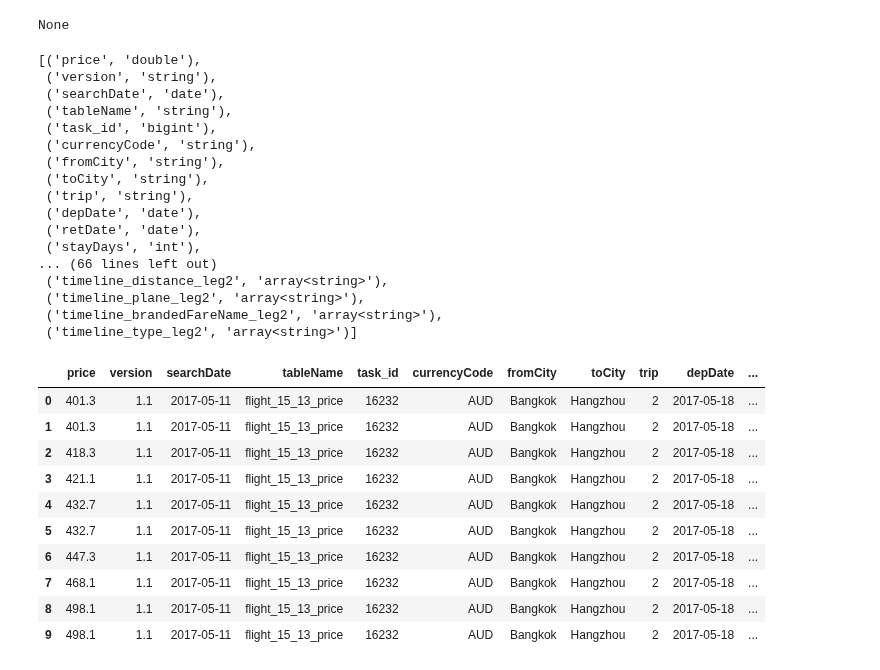
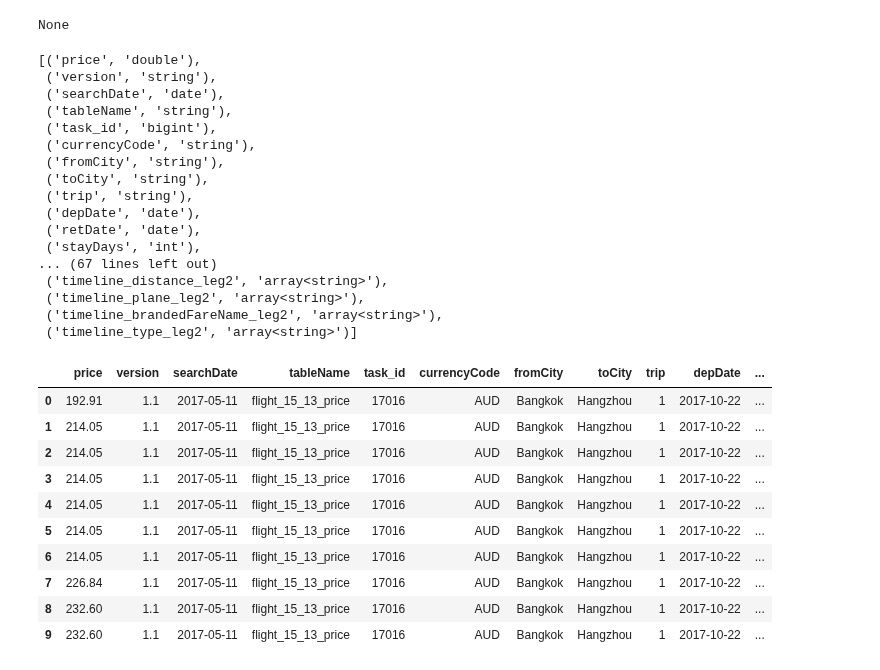
Before and after one commit to zemingyu/flight, a Jupyter notebook: data_ETL.ipynb, the cells around one changed output. Cells and saved outputs as stored; diff of their text form; code cells hidden in the pictures.

```diff
--- a/data_ETL.ipynb
+++ b/data_ETL.ipynb
@@ -286,10 +291,14 @@ flightv1_1_2 = (flightv1_1.withColumn('trip', col('trip').cast('string'))
                 .withColumn('stops', flightv1_1.flight_leg1.stops.cast('byte'))
                 .withColumn('stops_leg2', flightv1_1.flight_leg2.stops.cast('byte'))
 
-                .withColumn('stop_list', flightv1_1.flight_leg1.stop_list)# need to do more work
-                #.withColumn('stop_duration', take_all_level1_str(flightv1_1.flight_leg1.stop_list, lit('duration')))
+#                 .withColumn('stop_list', flightv1_1.flight_leg1.stop_list)# need to do more work
+                .withColumn('stop_airport', take_all_level1_str(flightv1_1.flight_leg1.stop_list, lit('airport')))
+                .withColumn('stop_duration', take_all_level1_str(flightv1_1.flight_leg1.stop_list, lit('duration')))
 
-                .withColumn('stop_list_leg2', flightv1_1.flight_leg2.stop_list)
+#                 .withColumn('stop_list_leg2', flightv1_1.flight_leg2.stop_list)
+                .withColumn('stop_airport_leg2', take_all_level1_str(flightv1_1.flight_leg2.stop_list, lit('airport')))
+                .withColumn('stop_duration_leg2', take_all_level1_str(flightv1_1.flight_leg2.stop_list, lit('duration')))
+
 
 
                 .withColumn('noOfTicketsLeft', correct_tickets_left_UDF(flightv1_1.flight_leg1.carrierSummary.noOfTicketsLeft))
@@ -392,7 +401,7 @@ flightv1_1_2 = (flightv1_1.withColumn('trip', col('trip').cast('string'))
                         'stayDays',
                        'departureTime', 'arrivalTime', 'departureTime_leg2', 'arrivalTime_leg2',
                         'airlineName', 'airlineName_leg2', 'duration_m', 'duration_m_leg2',
-                        'flight_code', 'plane', 'stops', 'stops_leg2', 'stop_list', 'stop_list_leg2',
+                        'flight_code', 'plane', 'stops', 'stops_leg2', 'stop_airport', 'stop_duration', 'stop_airport_leg2', 'stop_duration_leg2',
                         'noOfTicketsLeft', 'noOfTicketsLeft_leg2',
                        'airline_code', 'airline_codes', 'airline_codes_leg2',
                         'url', 'fromCityAirportCode', 'toCityAirportCode', 'fromCityAirportCode_leg2', 'toCityAirportCode_leg2',
@@ -517,24 +526,23 @@ flightv1_1_2.dtypes
  ('depDate', 'date'),
  ('retDate', 'date'),
  ('stayDays', 'int'),
-... (66 lines left out)
+... (67 lines left out)
  ('timeline_distance_leg2', 'array<string>'),
  ('timeline_plane_leg2', 'array<string>'),
  ('timeline_brandedFareName_leg2', 'array<string>'),
  ('timeline_type_leg2', 'array<string>')]
 # %%
-
 # flightv1_1_2.sample(False, 0.001, 42).toPandas()
-flightv1_1_2.limit(10).toPandas()
+flightv1_1_2.where(col('trip')=='1').limit(10).toPandas()
 # %% [output]
 |  | price | version | searchDate | tableName | task_id | currencyCode | fromCity | toCity | trip | depDate | ... |
-| 0 | 401.3 | 1.1 | 2017-05-11 | flight_15_13_price | 16232 | AUD | Bangkok | Hangzhou | 2 | 2017-05-18 | ... |
-| 1 | 401.3 | 1.1 | 2017-05-11 | flight_15_13_price | 16232 | AUD | Bangkok | Hangzhou | 2 | 2017-05-18 | ... |
-| 2 | 418.3 | 1.1 | 2017-05-11 | flight_15_13_price | 16232 | AUD | Bangkok | Hangzhou | 2 | 2017-05-18 | ... |
-| 3 | 421.1 | 1.1 | 2017-05-11 | flight_15_13_price | 16232 | AUD | Bangkok | Hangzhou | 2 | 2017-05-18 | ... |
-| 4 | 432.7 | 1.1 | 2017-05-11 | flight_15_13_price | 16232 | AUD | Bangkok | Hangzhou | 2 | 2017-05-18 | ... |
-| 5 | 432.7 | 1.1 | 2017-05-11 | flight_15_13_price | 16232 | AUD | Bangkok | Hangzhou | 2 | 2017-05-18 | ... |
-| 6 | 447.3 | 1.1 | 2017-05-11 | flight_15_13_price | 16232 | AUD | Bangkok | Hangzhou | 2 | 2017-05-18 | ... |
-| 7 | 468.1 | 1.1 | 2017-05-11 | flight_15_13_price | 16232 | AUD | Bangkok | Hangzhou | 2 | 2017-05-18 | ... |
-| 8 | 498.1 | 1.1 | 2017-05-11 | flight_15_13_price | 16232 | AUD | Bangkok | Hangzhou | 2 | 2017-05-18 | ... |
-| 9 | 498.1 | 1.1 | 2017-05-11 | flight_15_13_price | 16232 | AUD | Bangkok | Hangzhou | 2 | 2017-05-18 | ... |
+| 0 | 192.91 | 1.1 | 2017-05-11 | flight_15_13_price | 17016 | AUD | Bangkok | Hangzhou | 1 | 2017-10-22 | ... |
+| 1 | 214.05 | 1.1 | 2017-05-11 | flight_15_13_price | 17016 | AUD | Bangkok | Hangzhou | 1 | 2017-10-22 | ... |
+| 2 | 214.05 | 1.1 | 2017-05-11 | flight_15_13_price | 17016 | AUD | Bangkok | Hangzhou | 1 | 2017-10-22 | ... |
+| 3 | 214.05 | 1.1 | 2017-05-11 | flight_15_13_price | 17016 | AUD | Bangkok | Hangzhou | 1 | 2017-10-22 | ... |
+| 4 | 214.05 | 1.1 | 2017-05-11 | flight_15_13_price | 17016 | AUD | Bangkok | Hangzhou | 1 | 2017-10-22 | ... |
+| 5 | 214.05 | 1.1 | 2017-05-11 | flight_15_13_price | 17016 | AUD | Bangkok | Hangzhou | 1 | 2017-10-22 | ... |
+| 6 | 214.05 | 1.1 | 2017-05-11 | flight_15_13_price | 17016 | AUD | Bangkok | Hangzhou | 1 | 2017-10-22 | ... |
+| 7 | 226.84 | 1.1 | 2017-05-11 | flight_15_13_price | 17016 | AUD | Bangkok | Hangzhou | 1 | 2017-10-22 | ... |
+| 8 | 232.60 | 1.1 | 2017-05-11 | flight_15_13_price | 17016 | AUD | Bangkok | Hangzhou | 1 | 2017-10-22 | ... |
+| 9 | 232.60 | 1.1 | 2017-05-11 | flight_15_13_price | 17016 | AUD | Bangkok | Hangzhou | 1 | 2017-10-22 | ... |
```
Also changed, not shown: parts of 2 cells of this notebook.
